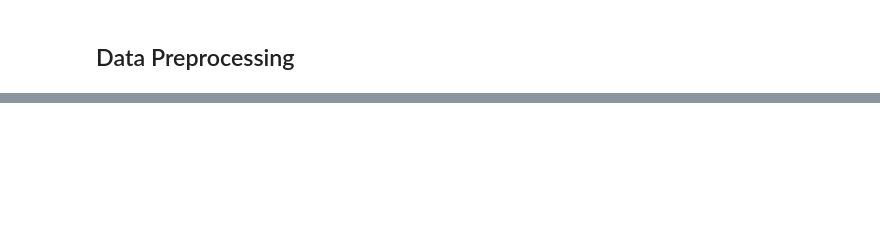
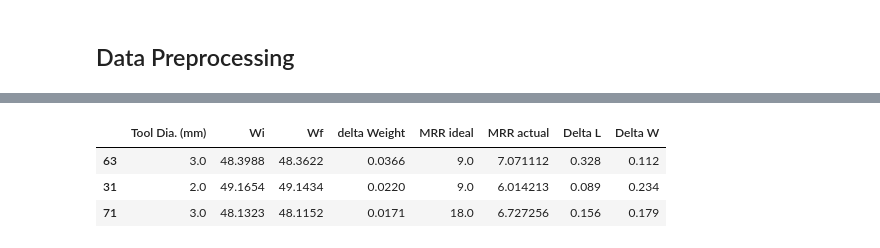
Before and after one commit to VardanMittal/Micromilling_process_optimisation, a Jupyter notebook: main2.ipynb, the cells around one changed output, grey strips where cells are left out. Cells and saved outputs as stored; diff of their text form; code cells hidden in the pictures; blank space fills up the shorter version.

```diff
--- a/main2.ipynb
+++ b/main2.ipynb
@@ -38,3 +72,5 @@ train_set, test_set = train_test_split(data, test_size=0.2, random_state=32)
+# %%
+train_set, val_set = train_test_split(train_set, test_size=0.2, random_state=32)
 # %%
 X_train = train_set.drop(["Spindle Speed", "Feed (mm/min)"], axis = 1)
 y_train=pd.concat([train_set["Spindle Speed"], train_set["Feed (mm/min)"]], axis=1)
@@ -55,2 +103,0 @@ WARNING:tensorflow:From f:\Projects\Micromilling_process_optimisation\.venv\Lib\
-# %%
-model.fit(X_train,y_train)
@@ -61,0 +166,7 @@ ValueError: in user code:
+# %%
+X_train[:3]
+# %% [output]
+|  | Tool Dia. (mm) | Wi | Wf | delta Weight | MRR ideal | MRR actual | Delta L | Delta W |
+| 63 | 3.0 | 48.3988 | 48.3622 | 0.0366 | 9.0 | 7.071112 | 0.328 | 0.112 |
+| 31 | 2.0 | 49.1654 | 49.1434 | 0.0220 | 9.0 | 6.014213 | 0.089 | 0.234 |
+| 71 | 3.0 | 48.1323 | 48.1152 | 0.0171 | 18.0 | 6.727256 | 0.156 | 0.179 |
```
Also changed, not shown: parts of 30 cells of this notebook, 8 other files.
